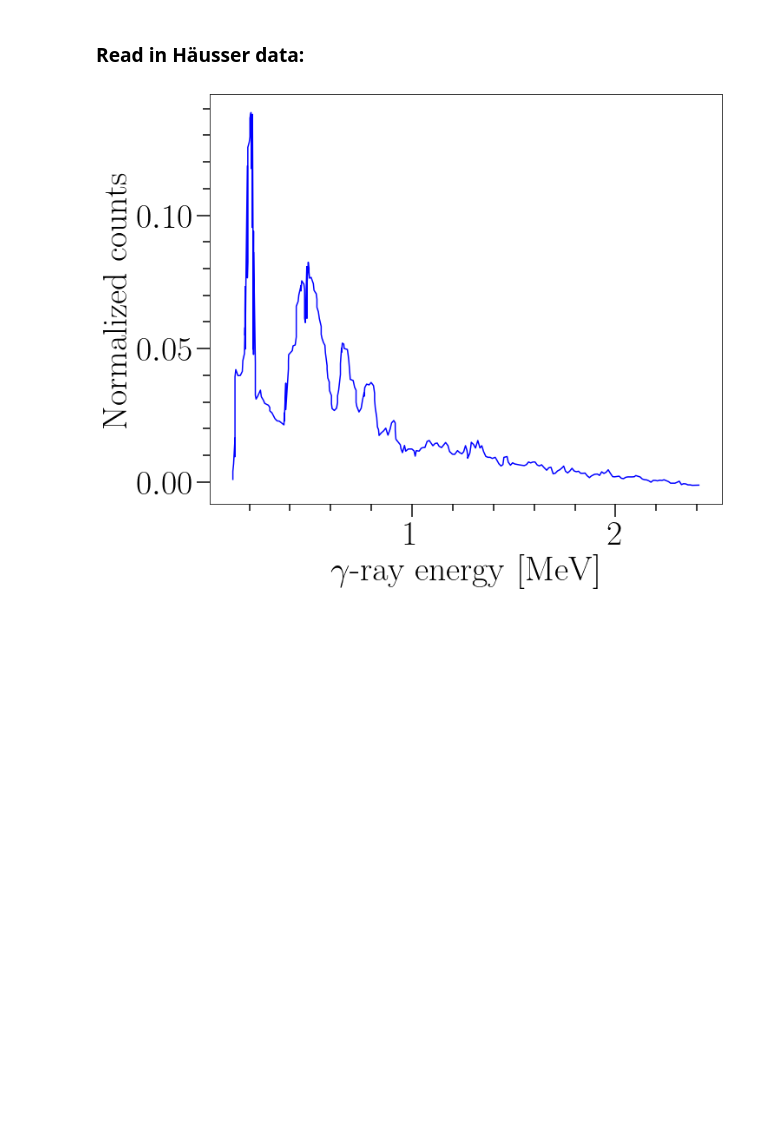
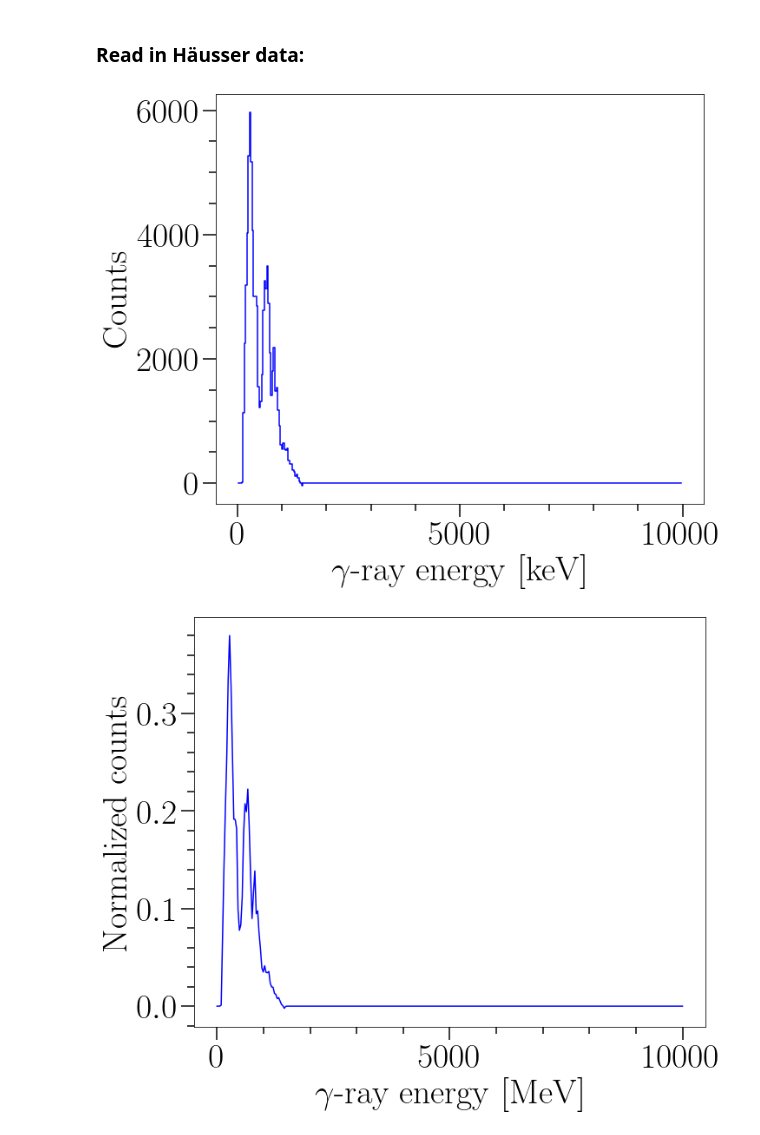
Before and after one commit to jvevik/Unfolding_and_PFG_extraction, a Jupyter notebook: Unfolding.ipynb, the cells around one changed output. Drawn from its saved outputs; the diff is of its cells as text; code cells hidden in the pictures; blank space fills up the shorter version.

```diff
--- a/Unfolding.ipynb
+++ b/Unfolding.ipynb
@@ -442,21 +442,49 @@ plotting(unfolded, projection='x',scale='log')
 [figure]
 # %% [markdown]
 ### Read in Häusser data:
-# %%
-filename = '/Users/Julian/Desktop/Master/Unfolding/hausser_data.dat'
-
-infile = open(filename, 'r')
-split = infile.read().split()
-data = [float(string.replace(',','.')) for string in split]
-
-data_x = data[::2]
-data_y = preprocessing.normalize([data[1::2]])
-
-#print(data_y[0,0:333])
-
-plotting(arg1=data_x, arg2=data_y[0], Type='Non-Ompy', ylabel='Normalized counts', xlabel=r'$\gamma$-ray energy [MeV]')
-# %% [output]
-[figure, removed]
+# %%
+filename = '/Users/Julian/Desktop/Master/Unfolding/hausser_data.dat'
+
+infile = open(filename, 'r')
+split = infile.read().split()
+data = [float(string.replace(',','.')) for string in split]
+
+#Making sure there are no negative values
+for i in range(len(data[1::2])):
+    if data[1::2][i] < 0:
+        data[1::2][i] = 0
+
+data_x = data[::2]
+data_y = data[1::2]
+
+x_data = np.zeros(376)
+y_data = np.zeros(376)
+
+for i in range(len(x_data)):
+    if i < 375:
+        x_data[i] = data_x[i]
+        y_data[i] = data_y[i]
+    else:
+        x_data[i] = 10
+        y_data[i] = 0
+
+
+hausser_vec = om.Vector(y_data,x_data*1e3)
+hausser_rebinned = rebin_function(hausser_vec, keV_per_bin_ex=30, upper_cut_ex=10000, vector=True)
+
+
+hausser_dat = preprocessing.normalize([hausser_rebinned.values])
+x_values = np.linspace(0,10000,333)
+
+plotting(hausser_rebinned, Type='Vector', xlabel=r'$\gamma$-ray energy [keV]', ylabel=r'Counts')
+plotting(arg1=x_values, arg2=hausser_dat[0], Type='Non-Ompy', ylabel='Normalized counts', xlabel=r'$\gamma$-ray energy [MeV]')
+
+#Additional figures of hausser spectrum:
+#plotting(hausser_vec, Type='Vector', xlabel=r'$\gamma$-ray energy [keV]', ylabel=r'Counts')
+#plotting(arg1=data_x, arg2=data_y[0], Type='Non-Ompy', ylabel='Normalized counts', xlabel=r'$\gamma$-ray energy [MeV]')
+# %% [output]
+[figure, added]
+[figure, added]
 # %%
 a = 0.1 #U234
 b = 2.5 #U234
```
Also changed, not shown: parts of 5 cells of this notebook.
